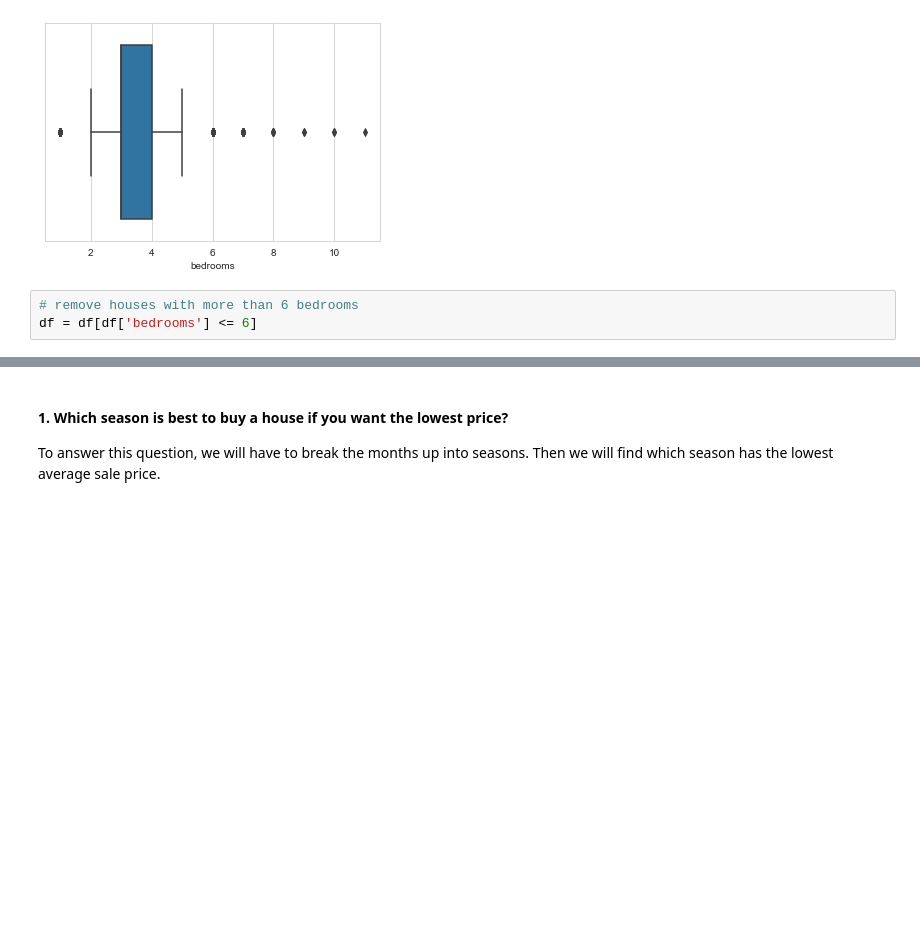
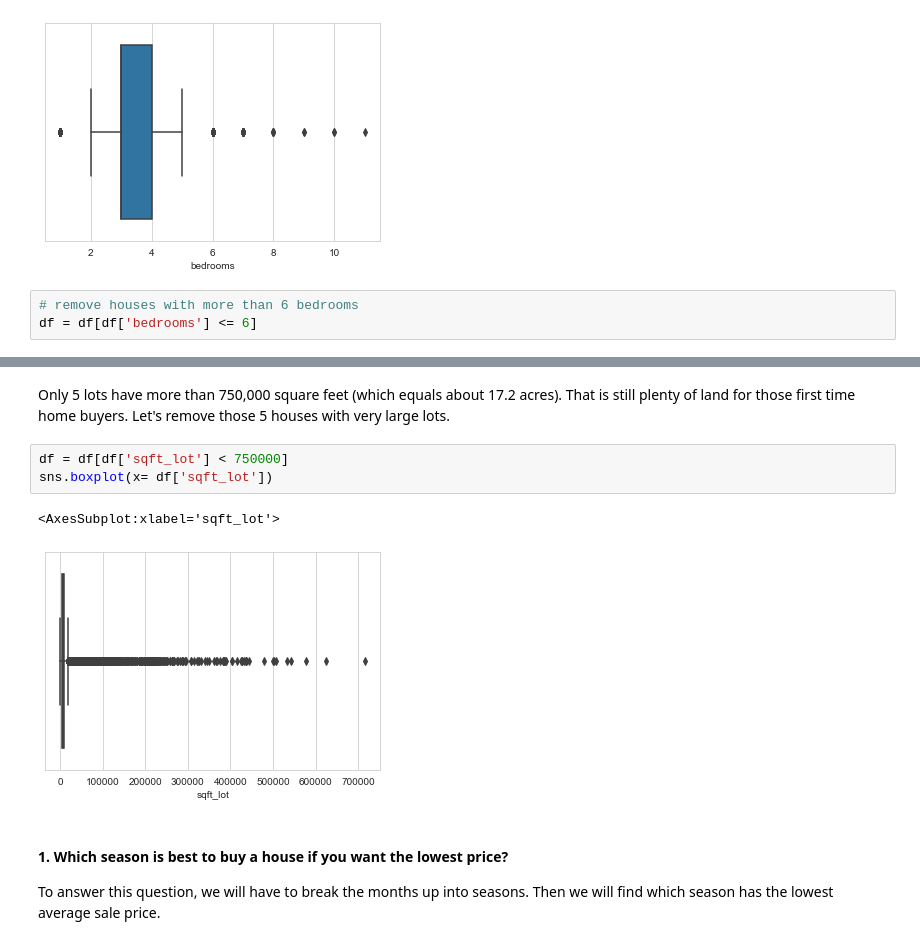
Before and after one commit to cassnutt/Housing_price_predictions, a Jupyter notebook: EDA Notebook.ipynb, the cells around one changed output, grey strips where cells are left out. Cells and saved outputs as stored; diff of their text form; blank space fills up the shorter version.

```diff
--- a/EDA Notebook.ipynb
+++ b/EDA Notebook.ipynb
@@ -361,3 +376,11 @@ df = df[df['bedrooms'] <= 6]
+# %% [markdown]
+Only 5 lots have more than 750,000 square feet (which equals about 17.2 acres). That is still plenty of land for those first time home buyers. Let's remove those 5 houses with very large lots.
+# %%
+df = df[df['sqft_lot'] < 750000]
+sns.boxplot(x= df['sqft_lot'])
+# %% [output]
+<AxesSubplot:xlabel='sqft_lot'>
+[figure, added]
 # %% [markdown]
 #### 1. Which season is best to buy a house if you want the lowest price?
 
```
Also changed, not shown: parts of 85 cells of this notebook, 2 other files.
